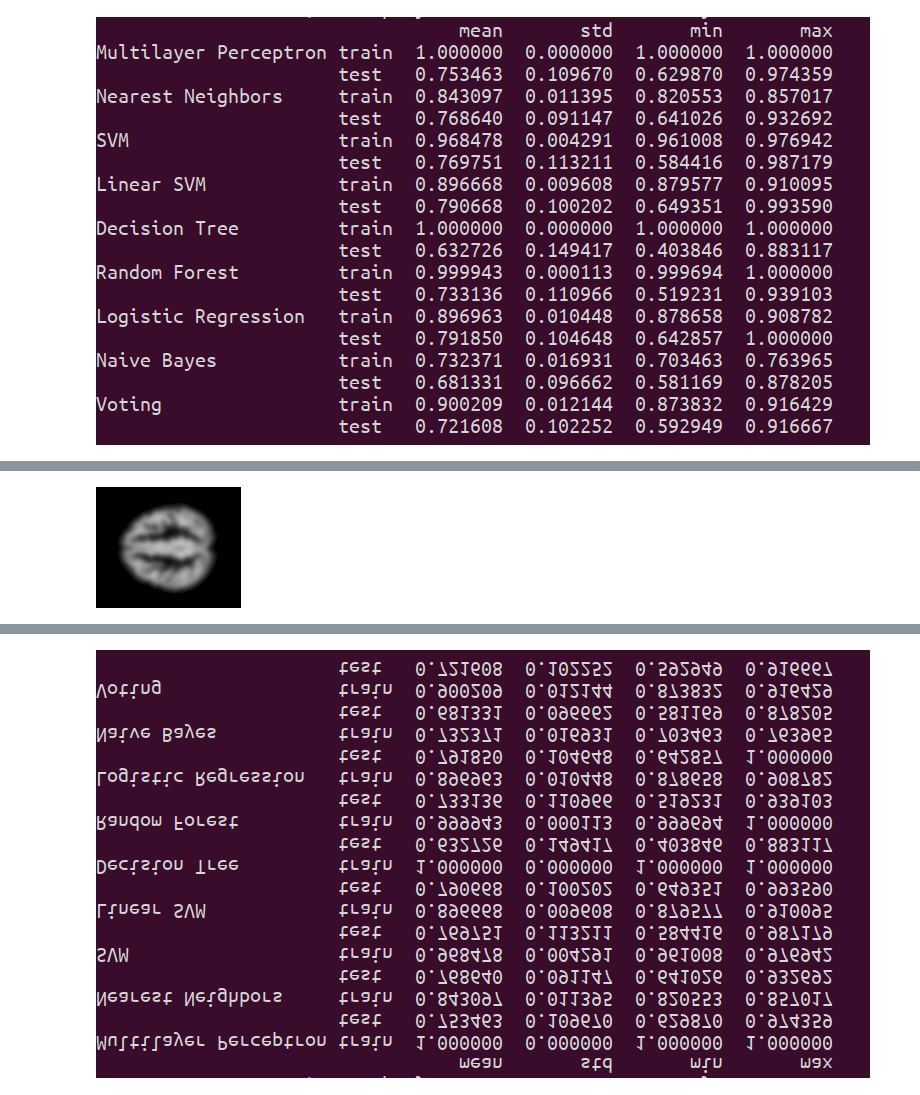
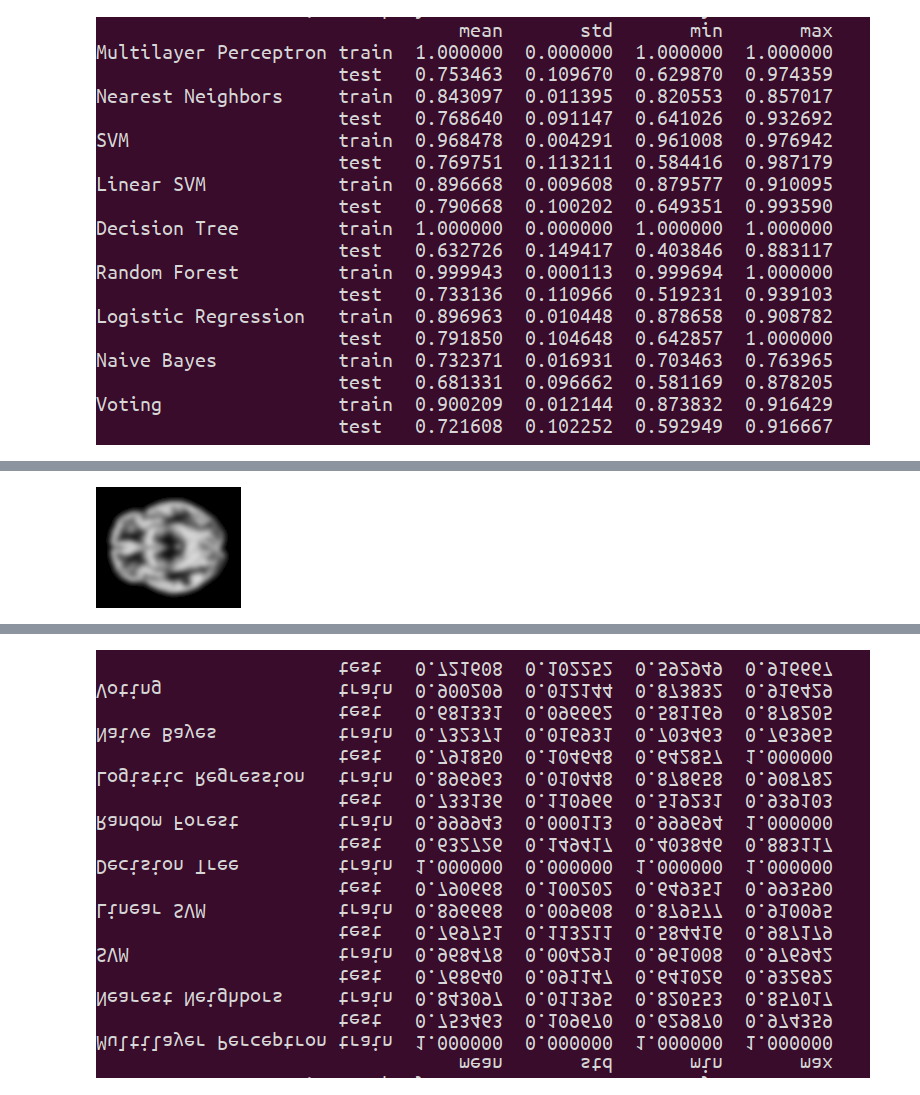
Before and after one commit to trendscenter/dinunet_implementations_gpu, a Jupyter notebook: NB.ipynb, the cells around one changed output, grey strips where cells are left out. Saved outputs shown, nothing was run; the diff lists cells and outputs as text; code cells hidden in the pictures.

```diff
--- a/NB.ipynb
+++ b/NB.ipynb
@@ -46,4 +46,6 @@ nif = np.array(ni.load('test/input/local0/simulatorRun/nifti_file_S00/M02101222_
 nif[nif<0.05] = 0
 # %%
 nif = np.array(nif * 255, dtype=np.uint8)
+# %%
+i = 41
 # %%
@@ -53,5 +60,5 @@ IMG.fromarray(nif[:,:,41])
 # %%
-nif0 = np.flip(nif, c[-1])
-IMG.fromarray(nif0[:,:,41])
+_nif = np.flip(nif, 1)
+IMG.fromarray(_nif[:,:,i])
 # %% [output]
-[figure, old version]
+[figure, new version]
```
Also changed, not shown: parts of 3 cells of this notebook, 5 other files.
